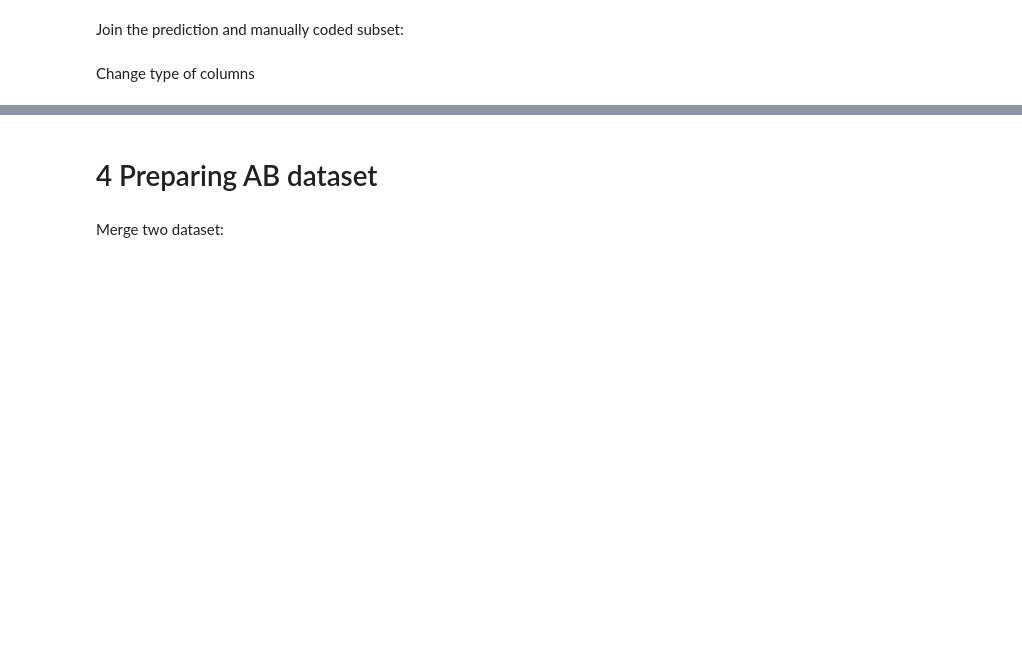
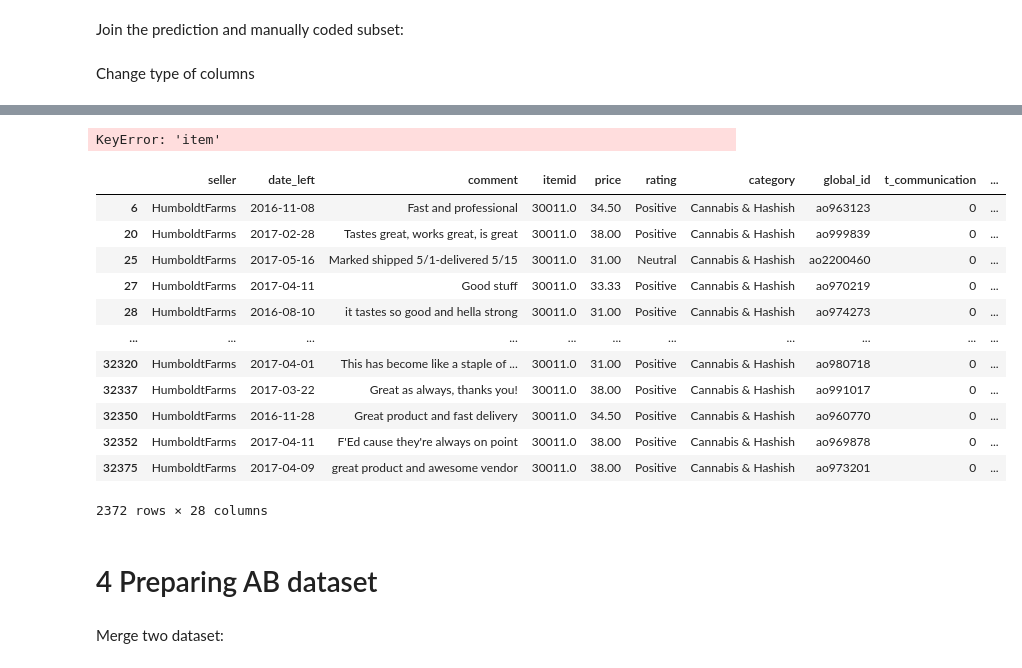
Before and after one commit to GregoryG3/Thesis, a Jupyter notebook: 3_Analysis.ipynb, the cells around one changed output, grey strips where cells are left out. Saved outputs shown, nothing was run; the diff lists cells and outputs as text; code cells hidden in the pictures; blank space fills up the shorter version.

```diff
--- a/3_Analysis.ipynb
+++ b/3_Analysis.ipynb
@@ -106,0 +346,2 @@ for col in tqdm(cols_to_convert, desc="Converting columns in full_dataset"):
+# %%
+pd.set_option('display.max_colwidth', None)
@@ -107,3 +353,23 @@ for col in tqdm(cols_to_convert, desc="Converting columns in full_dataset"):
+# %%
+print(ab_items[ab_items['itemid'] == 30011] ['item'])
+# %% [output]
+KeyError: 'item'
+# %%
+full_dataset[full_dataset['itemid'] == 30011.0]
+# %% [output]
+|  | seller | date_left | comment | itemid | price | rating | category | global_id | t_communication | ... |
+| 6 | HumboldtFarms | 2016-11-08 | Fast and professional | 30011.0 | 34.50 | Positive | Cannabis & Hashish | ao963123 | 0 | ... |
+| 20 | HumboldtFarms | 2017-02-28 | Tastes great, works great, is great | 30011.0 | 38.00 | Positive | Cannabis & Hashish | ao999839 | 0 | ... |
+| 25 | HumboldtFarms | 2017-05-16 | Marked shipped 5/1-delivered 5/15 | 30011.0 | 31.00 | Neutral | Cannabis & Hashish | ao2200460 | 0 | ... |
+| 27 | HumboldtFarms | 2017-04-11 | Good stuff | 30011.0 | 33.33 | Positive | Cannabis & Hashish | ao970219 | 0 | ... |
+| 28 | HumboldtFarms | 2016-08-10 | it tastes so good and hella strong | 30011.0 | 31.00 | Positive | Cannabis & Hashish | ao974273 | 0 | ... |
+| ... | ... | ... | ... | ... | ... | ... | ... | ... | ... | ... |
+| 32320 | HumboldtFarms | 2017-04-01 | This has become like a staple of ... | 30011.0 | 31.00 | Positive | Cannabis & Hashish | ao980718 | 0 | ... |
+| 32337 | HumboldtFarms | 2017-03-22 | Great as always, thanks you! | 30011.0 | 38.00 | Positive | Cannabis & Hashish | ao991017 | 0 | ... |
+| 32350 | HumboldtFarms | 2016-11-28 | Great product and fast delivery | 30011.0 | 34.50 | Positive | Cannabis & Hashish | ao960770 | 0 | ... |
+| 32352 | HumboldtFarms | 2017-04-11 | F'Ed cause they're always on point | 30011.0 | 38.00 | Positive | Cannabis & Hashish | ao969878 | 0 | ... |
+| 32375 | HumboldtFarms | 2017-04-09 | great product and awesome vendor | 30011.0 | 38.00 | Positive | Cannabis & Hashish | ao973201 | 0 | ... |
+2372 rows × 28 columns
 # %% [markdown]
 # 4 Preparing AB dataset
 # %% [markdown]
```
Also changed, not shown: parts of 19 cells of this notebook.
